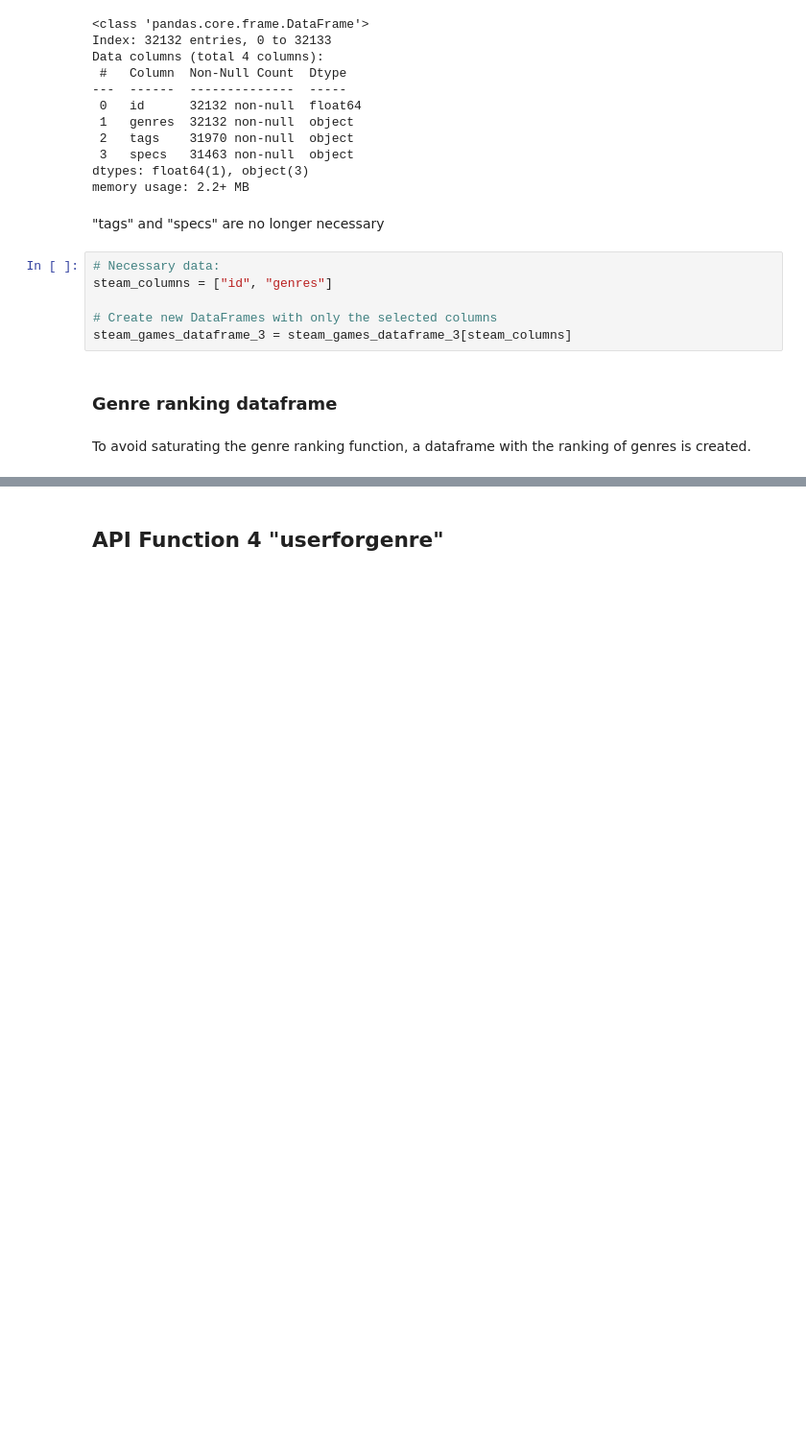
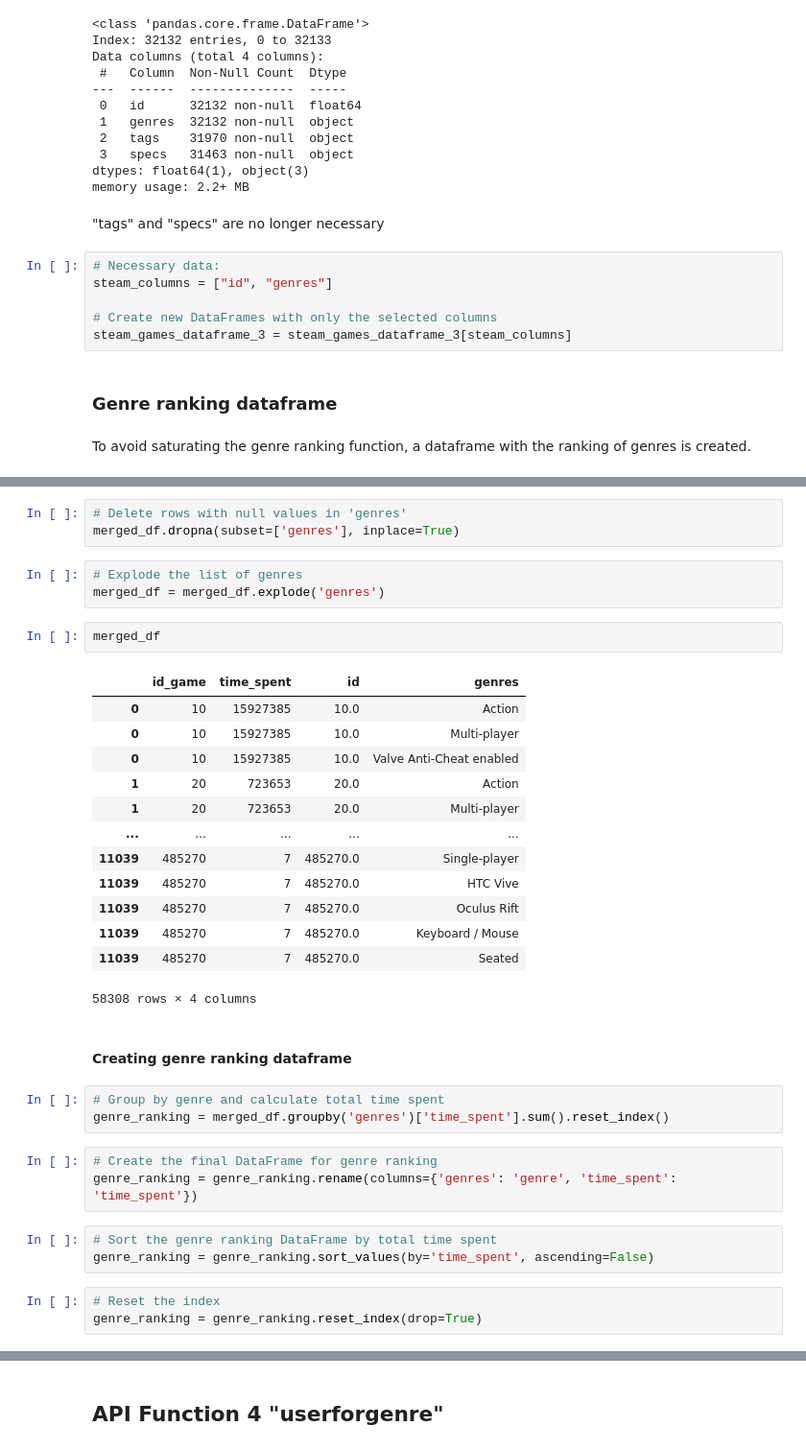
Before and after one commit to ronniefuertes/game-recommendation-system, a Jupyter notebook: eda/data_analysis.ipynb, the cells around one changed output, grey strips where cells are left out. Shown at 96% size. Cells and saved outputs as stored; diff of their text form; blank space fills up the shorter version.

```diff
--- a/eda/data_analysis.ipynb
+++ b/eda/data_analysis.ipynb
@@ -841,0 +836,36 @@ ValueError: You are trying to merge on object and float64 columns. If you wish t
+# %%
+# Delete rows with null values in 'genres'
+merged_df.dropna(subset=['genres'], inplace=True)
+# %%
+# Explode the list of genres
+merged_df = merged_df.explode('genres')
+# %%
+merged_df
+# %% [output]
+|  | id_game | time_spent | id | genres |
+| 0 | 10 | 15927385 | 10.0 | Action |
+| 0 | 10 | 15927385 | 10.0 | Multi-player |
+| 0 | 10 | 15927385 | 10.0 | Valve Anti-Cheat enabled |
+| 1 | 20 | 723653 | 20.0 | Action |
+| 1 | 20 | 723653 | 20.0 | Multi-player |
+| ... | ... | ... | ... | ... |
+| 11039 | 485270 | 7 | 485270.0 | Single-player |
+| 11039 | 485270 | 7 | 485270.0 | HTC Vive |
+| 11039 | 485270 | 7 | 485270.0 | Oculus Rift |
+| 11039 | 485270 | 7 | 485270.0 | Keyboard / Mouse |
+| 11039 | 485270 | 7 | 485270.0 | Seated |
+58308 rows × 4 columns
+# %% [markdown]
+#### Creating genre ranking dataframe
+# %%
+# Group by genre and calculate total time spent
+genre_ranking = merged_df.groupby('genres')['time_spent'].sum().reset_index()
+# %%
+# Create the final DataFrame for genre ranking
+genre_ranking = genre_ranking.rename(columns={'genres': 'genre', 'time_spent': 'time_spent'})
+# %%
+# Sort the genre ranking DataFrame by total time spent
+genre_ranking = genre_ranking.sort_values(by='time_spent', ascending=False)
+# %%
+# Reset the index
+genre_ranking = genre_ranking.reset_index(drop=True)
```
Also changed, not shown: parts of 57 cells of this notebook, 6 other files.
